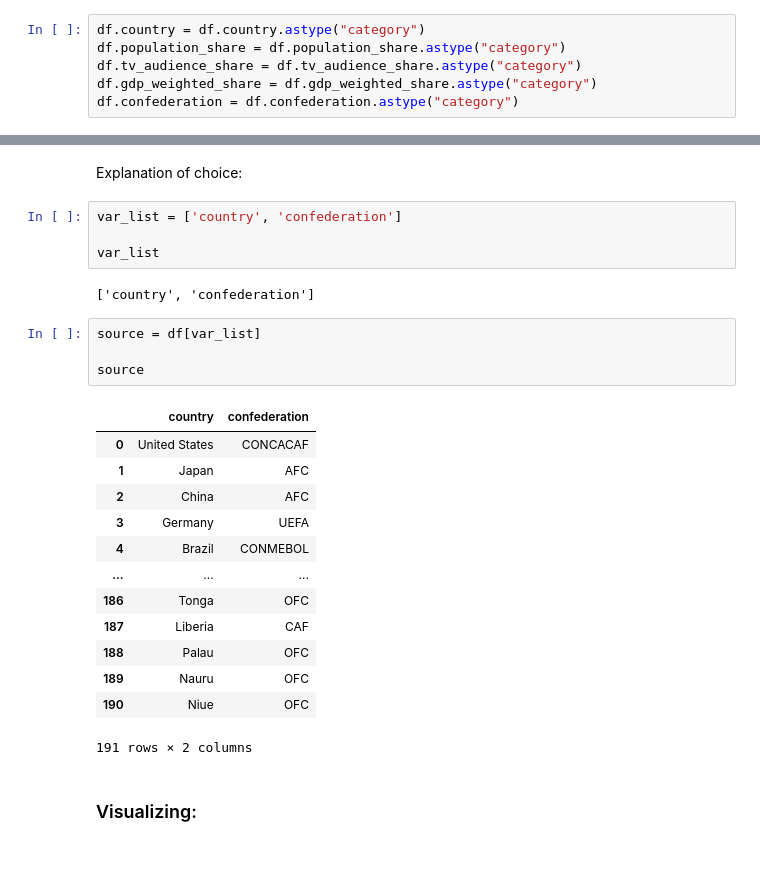
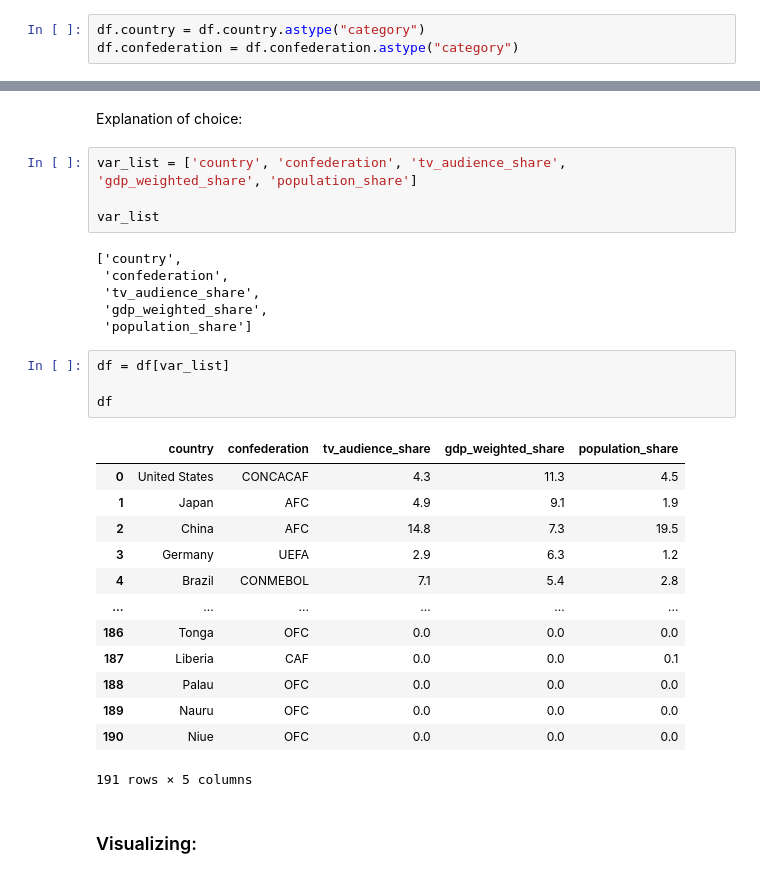
Before and after one commit to EdmondUkaj/homework-1, a Jupyter notebook: notebooks/04-data-exploration.ipynb, the cells around one changed output, grey strips where cells are left out. Drawn from its saved outputs; the diff is of its cells as text.

```diff
--- a/notebooks/04-data-exploration.ipynb
+++ b/notebooks/04-data-exploration.ipynb
@@ -63,9 +63,6 @@ memory usage: 7.6+ KB
 Change data format from object to category
 # %%
 df.country = df.country.astype("category")
-df.population_share = df.population_share.astype("category")
-df.tv_audience_share = df.tv_audience_share.astype("category")
-df.gdp_weighted_share = df.gdp_weighted_share.astype("category")
 df.confederation = df.confederation.astype("category")
 # %% [markdown]
 ## Exploratory data analysis
@@ -74,29 +71,33 @@ df.confederation = df.confederation.astype("category")
 # %% [markdown]
 Explanation of choice:
 # %%
-var_list = ['country', 'confederation']
+var_list = ['country', 'confederation', 'tv_audience_share', 'gdp_weighted_share', 'population_share']
 
 var_list
 # %% [output]
-['country', 'confederation']
+['country',
+ 'confederation',
+ 'tv_audience_share',
+ 'gdp_weighted_share',
+ 'population_share']
 # %%
-source = df[var_list]
+df = df[var_list]
 
-source
+df
 # %% [output]
-|  | country | confederation |
-| 0 | United States | CONCACAF |
-| 1 | Japan | AFC |
-| 2 | China | AFC |
-| 3 | Germany | UEFA |
-| 4 | Brazil | CONMEBOL |
-| ... | ... | ... |
-| 186 | Tonga | OFC |
-| 187 | Liberia | CAF |
-| 188 | Palau | OFC |
-| 189 | Nauru | OFC |
-| 190 | Niue | OFC |
+|  | country | confederation | tv_audience_share | gdp_weighted_share | population_share |
+| 0 | United States | CONCACAF | 4.3 | 11.3 | 4.5 |
+| 1 | Japan | AFC | 4.9 | 9.1 | 1.9 |
+| 2 | China | AFC | 14.8 | 7.3 | 19.5 |
+| 3 | Germany | UEFA | 2.9 | 6.3 | 1.2 |
+| 4 | Brazil | CONMEBOL | 7.1 | 5.4 | 2.8 |
+| ... | ... | ... | ... | ... | ... |
+| 186 | Tonga | OFC | 0.0 | 0.0 | 0.0 |
+| 187 | Liberia | CAF | 0.0 | 0.0 | 0.1 |
+| 188 | Palau | OFC | 0.0 | 0.0 | 0.0 |
+| 189 | Nauru | OFC | 0.0 | 0.0 | 0.0 |
+| 190 | Niue | OFC | 0.0 | 0.0 | 0.0 |
-191 rows × 2 columns
+191 rows × 5 columns
 # %% [markdown]
 ### Visualizing:
 # %%
```
Also changed, not shown: parts of 10 cells of this notebook.
